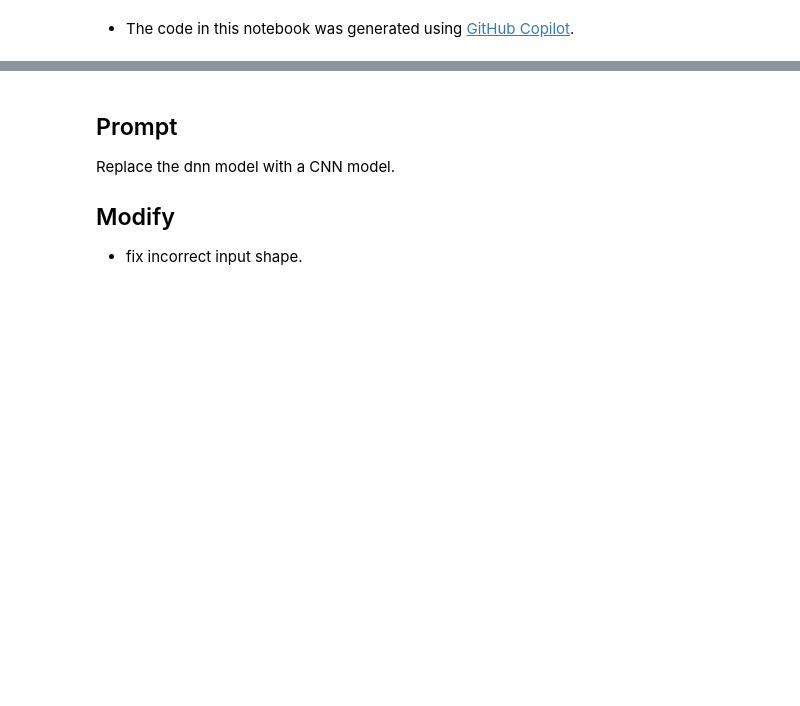
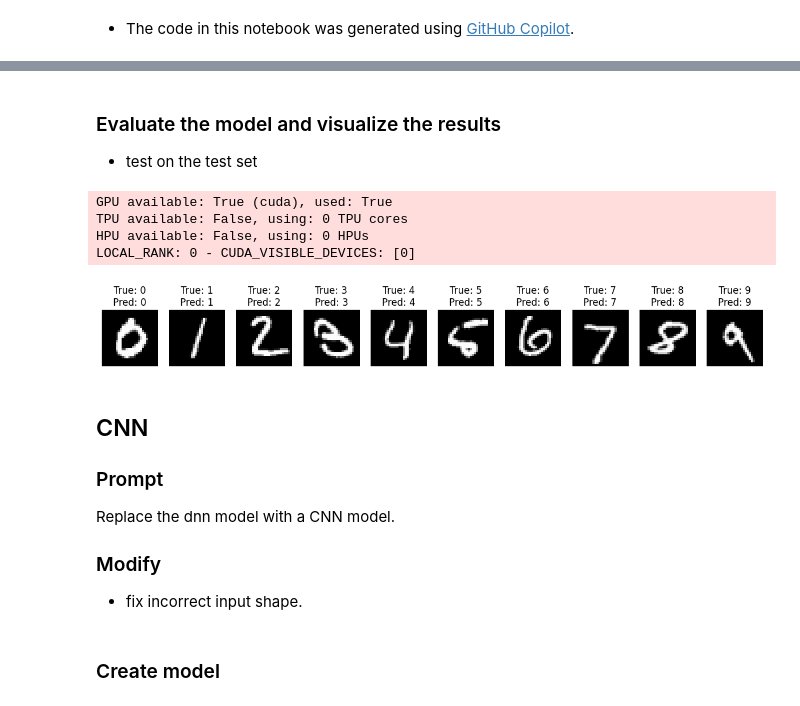
Before and after one commit to devilhyt/nchu-stuff, a Jupyter notebook: 2024-fall/aiot/hw5/hw5-2.ipynb, the cells around one changed output, grey strips where cells are left out. Drawn from its saved outputs; the diff is of its cells as text; code cells hidden in the pictures; blank space fills up the shorter version.

```diff
--- a/2024-fall/aiot/hw5/hw5-2.ipynb
+++ b/2024-fall/aiot/hw5/hw5-2.ipynb
@@ -155,11 +196,62 @@ LOCAL_RANK: 0 - CUDA_VISIBLE_DEVICES: [0]
+# %% [markdown]
+### Evaluate the model and visualize the results
+- test on the test set
+# %%
+# Function to display one sample image per class along with true and predicted labels
+def display_prediction_examples(model, dataloader):
+    # Collect results from the prediction
+    predictions = trainer.predict(model, dataloaders=dataloader)
+
+    # Dictionary to store one sample for each class
+    class_examples = {i: {'image': None, 'true_label': None, 'pred_label': None} for i in range(10)}
+
+    for y_hat, y, x in predictions:
+        for i in range(len(y)):
+            label = y[i].item()
+            pred_label = y_hat[i].item()
+
+            # Store the first image for each class
+            if class_examples[label]['image'] is None:
+                class_examples[label]['image'] = x[i]  # Store the image
+                class_examples[label]['true_label'] = label
+                class_examples[label]['pred_label'] = pred_label
+
+            # Stop once we have one image for each class
+            if all(v['image'] is not None for v in class_examples.values()):
+                break
+
+        # Stop the loop if all class examples are collected
+        if all(v['image'] is not None for v in class_examples.values()):
+            break
+
+    # Plot the images with true and predicted labels
+    fig, axes = plt.subplots(1, 10, figsize=(15, 3))
+    for i in range(10):
+        axes[i].imshow(class_examples[i]['image'].squeeze(), cmap="gray")
+        axes[i].set_title(f"True: {class_examples[i]['true_label']}\nPred: {class_examples[i]['pred_label']}")
+        axes[i].axis("off")
+    plt.show()
+
+# Use the test dataset to display the predictions
+display_prediction_examples(model, test_loader)
+# %% [output]
+GPU available: True (cuda), used: True
+TPU available: False, using: 0 TPU cores
+HPU available: False, using: 0 HPUs
+LOCAL_RANK: 0 - CUDA_VISIBLE_DEVICES: [0]
+[figure, added]
 # %% [markdown]
-## Prompt
+## CNN
+
+### Prompt
 
 Replace the dnn model with a CNN model.
 
-## Modify
+### Modify
 
 - fix incorrect input shape.
+# %% [markdown]
+### Create model
 # %%
 import torch
 import torch.nn as nn
```
Also changed, not shown: parts of 15 cells of this notebook, 1 other file.
